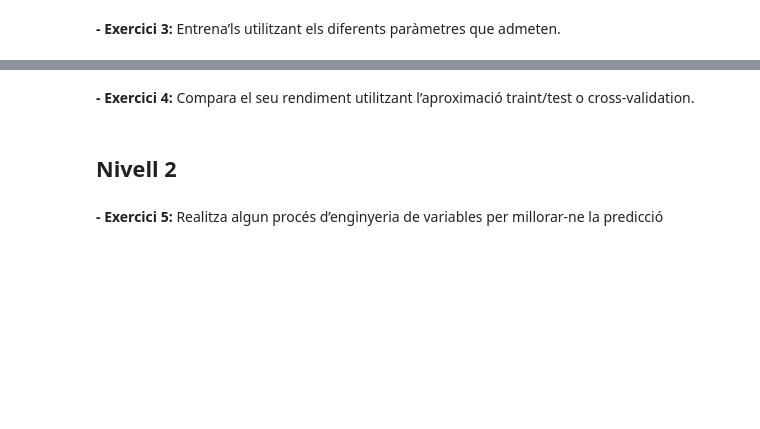
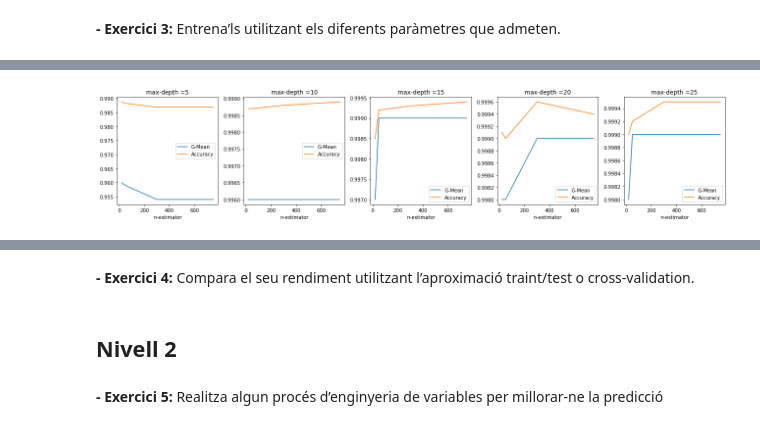
Before and after one commit to MarkusHumetus/Supervisat_Classificacio, a Jupyter notebook: S10_T01_Aprenentage_Supervisat.ipynb, the cells around one changed output, grey strips where cells are left out. Cells and saved outputs as stored; diff of their text form; code cells hidden in the pictures; blank space fills up the shorter version.

```diff
--- a/S10_T01_Aprenentage_Supervisat.ipynb
+++ b/S10_T01_Aprenentage_Supervisat.ipynb
@@ -36,7 +36,7 @@ from imblearn.metrics import geometric_mean_score
 # %% [markdown]
 Baixem la base de dades i la netegem de la mateixa manera que el exercici anterior:
 # %%
-flights2008_df=pd.read_csv('C:\\Users\\march\\000 Treball Ju`yter 000\\Sprints_IT Academy_Data Science\\Sprint_9\\DelayedFlights.csv', )
+flights2008_df=pd.read_csv('C:\\Users\\march\\000 Treball Ju'yter 000\\Sprints_IT Academy_Data Science\\Sprint_9\\DelayedFlights.csv', )
 # %%
 flights2008_df.drop(['Year'],axis=1,inplace=True) #eliminem l'any perquè tots els vols són del mateix any!!
 flights2008_df['TailNum'].fillna(value='Unknown',inplace=True) #canviem vols sens número de cua per unknown
@@ -356,0 +442,22 @@ Està inclòs dintre l'exercici 1.
+# %%
+rf_optim_df = pd.DataFrame(columns = ['n-estimator', 'max_depth' , 'Confusion Matrix','Accuracy', 'G-Mean'])
+rf_optim_df.drop(index=rf_optim_df.index, inplace=True)
+max_depth_list=[5,10,15,20,25]
+n_estimator_list=[20, 50, 300, 750]
+j=0
+for n_estimator in n_estimator_list:
+    for max_depth  in max_depth_list:
+        prediction, real = check_classification_method(RandomForestClassifier(random_state = 1,
+                                    n_estimators = n_estimator, max_depth=max_depth),df_small,objectiu,0)
+        metric_list, inform  = check_prediction (prediction, real)
+        print ('* '*3,f' Random Forest classifier # Estimators={n_estimator} and max_depth={max_depth}.',' *'*3)
+        print(f'Accuracy {metric_list[0]}')
+        print('G-Mean:', metric_list[2])
+        nou_registre={'n-estimator':n_estimator,
+                    'max_depth':max_depth,
+                    'Confusion Matrix': metric_list[1],
+                    'Accuracy':metric_list[0] ,
+                    'G-Mean':metric_list[2]}
+        rf_optim_df= rf_optim_df.append(nou_registre,ignore_index=True)
+        print('')
+        j+=1
@@ -356,0 +502,12 @@ Està inclòs dintre l'exercici 1.
+# %%
+fig, axs = plt.subplots(figsize=(18, 4),ncols=5)
+j=0
+for i in max_depth_list:
+    rf_optim_df[rf_optim_df.max_depth==i].plot(x='n-estimator', y=['G-Mean','Accuracy'],ax=axs[j])
+    axs[j].set_title(f'max-depth ={i}')
+    fig.tight_layout()
+    j+=1
+
+plt.show()
+# %% [output]
+[figure, added]
```
Also changed, not shown: parts of 30 cells of this notebook.
